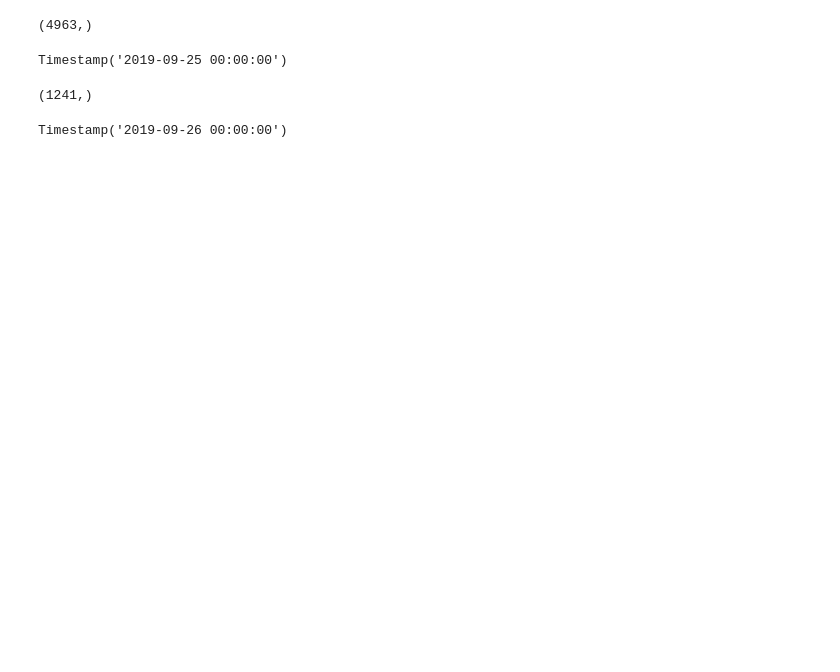
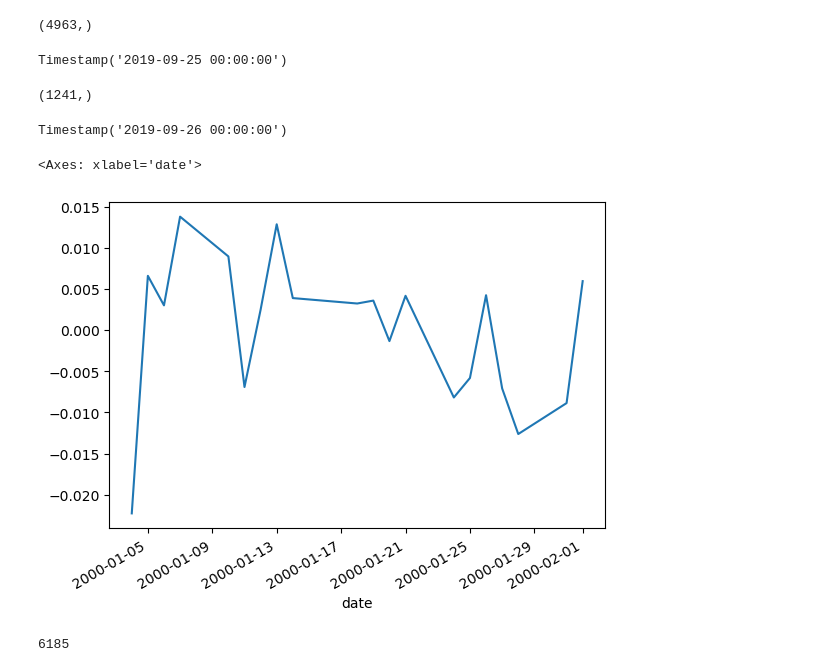
Before and after one commit to dingjiajia0421/capstone_copy, a Jupyter notebook: tmp.ipynb, the cells around one changed output. Saved outputs shown, nothing was run; the diff lists cells and outputs as text; code cells hidden in the pictures; blank space fills up the shorter version.

```diff
--- a/tmp.ipynb
+++ b/tmp.ipynb
@@ -18,2 +20,0 @@ df['w'] = df.groupby('date', group_keys=False)['adjusted_close'].transform(lambd
-# %%
-equal_w_index = df.groupby('date').apply(lambda x: x['log_ret']@x['w'])
@@ -39,3 +37,8 @@ testing_set[0]
 # %% [output]
 (1241,)
 Timestamp('2019-09-26 00:00:00')
+# %%
+equal_w_index.iloc[0:20].plot()
+# %% [output]
+<Axes: xlabel='date'>
+[figure, added]
@@ -41,0 +71,4 @@ Timestamp('2019-09-26 00:00:00')
+# %%
+len(data_set)
+# %% [output]
+6185
```
Also changed, not shown: parts of 7 cells of this notebook, 2 other files.
